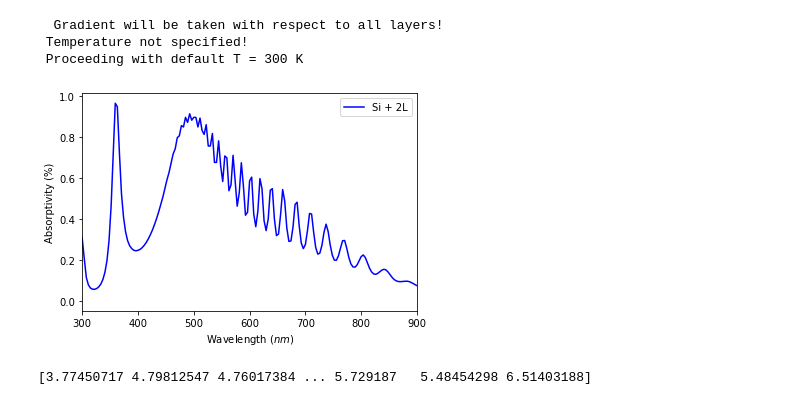
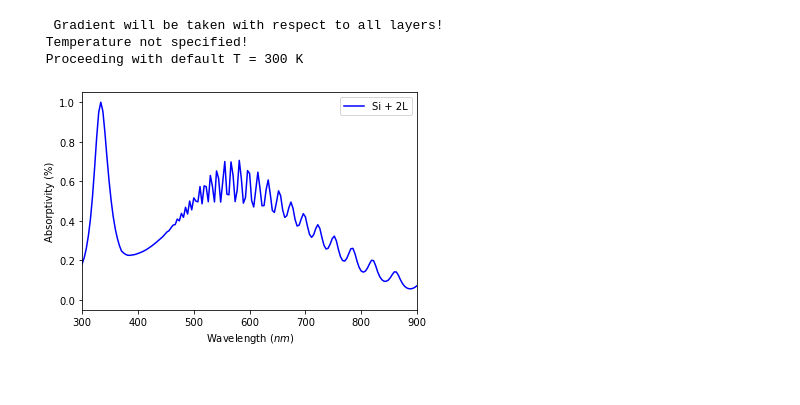
Before and after one commit to FoleyLab/wptherml_v1.0.0, a Jupyter notebook: example/housing.ipynb, the cells around one changed output. Drawn from its saved outputs; the diff is of its cells as text; code cells hidden in the pictures.

```diff
--- a/example/housing.ipynb
+++ b/example/housing.ipynb
@@ -50,9 +56,9 @@ import time
 ### we will optimize over the SiO2 and AlN coatings only.
 ### Si with 2-layer AR coating
 dof2_structure = {
-        'Material_List' : ['Air', 'AlN', 'SiO2', 'AlN', 'SiO2', 'AlN', 'SiO2', 'AlN','SiO2', 'Si','Air'],
+        'Material_List' : ['Air', 'AlN', 'SiO2', 'AlN','SiO2', 'Si','Air'],
         ### Thicknesses just chosen arbitrarily, replace with "optimal" values
-        'Thickness_List': [0,10.14e-9, 35.70e-9, 10.14e-9, 10.14e-9, 35.70e-9, 20e-9, 5e-9, 3e-9, 2000e-9, 0],
+        'Thickness_List': [0, 35.70e-9, 20e-9, 5e-9, 3e-9, 2000e-9, 0],
         'Lambda_List': [300e-9, 4000e-9, 1000]
         }
 
@@ -73,53 +79,38 @@ for i in range(0, dim):
     d1 = random.uniform(1, 400)
     d2 = random.uniform(1, 400)
     d3 = random.uniform(1, 400)
     d4 = random.uniform(1, 400)
-    d5 = random.uniform(1, 400)
-    d6 = random.uniform(1, 400)
-    d7 = random.uniform(1, 400)
-    d8 = random.uniform(1, 400)
     # do two more random number draws
     # two more set widths
     pv_2l.d[1] = d1 * 1e-9
     pv_2l.d[2] = d2 * 1e-9
     pv_2l.d[3] = d3 * 1e-9
     pv_2l.d[4] = d4 * 1e-9
-    pv_2l.d[5] = d5 * 1e-9
-    pv_2l.d[6] = d6 * 1e-9
-    pv_2l.d[7] = d7 * 1e-9
-    pv_2l.d[8] = d8 * 1e-9
     pv_2l.fresnel()
     pv_2l.pv_conversion_efficiency()
     PV_X[idx,0] = d1 / 400.
     PV_X[idx,1] = d2 / 400.
     PV_X[idx,2] = d3 / 400.
     PV_X[idx,3] = d4 / 400.
-    PV_X[idx,4] = d5 / 400.
-    PV_X[idx,5] = d6 / 400.
-    PV_X[idx,6] = d7 / 400.
-    PV_X[idx,7] = d8 / 400.
     PV_Y[idx] = pv_2l.conversion_efficiency_val
-    pr_str = str(d1/400) + "," + str(d2/400) + "," + str(d3/400) + ","
-    pr_str += str(d4/400) + "," + str(d5/400) + "," + str(d6/400) + ","
-    pr_str += str(d7/400) + "," + str(d8/400) + "," + str(pv_2l.conversion_efficiency_val)
+    pr_str = str(d1/400) + ", " + str(d2/400) + ", " + str(d3/400) + ", "
+    pr_str += str(d4/400) + ", " + str(pv_2l.conversion_efficiency_val)
     pr_str += "\n"
     f.write(pr_str)
     #f.write(str(d1/400),",",str(d2/400),",",str(d3/400),",",str(d4/400),",",
     #       str(d5/400),",",str(d6/400),",",
     #       str(d6/400),",",str(d8/400),",",
     #       str(pv_2l.conversion_efficiency_val))
     idx += 1
 
 f.close()
 # %% [output]
   Gradient will be taken with respect to all layers!
  Temperature not specified!
  Proceeding with default T = 300 K
-[figure, old version]
+[figure, new version]
 # %%
 print(PV_Y*100)
-# %% [output]
-[3.77450717 4.79812547 4.76017384 ... 5.729187   5.48454298 6.51403188]
 # %%
 # define the keras model
 model = Sequential()
```
Also changed, not shown: parts of 4 cells of this notebook, 3 other files.
